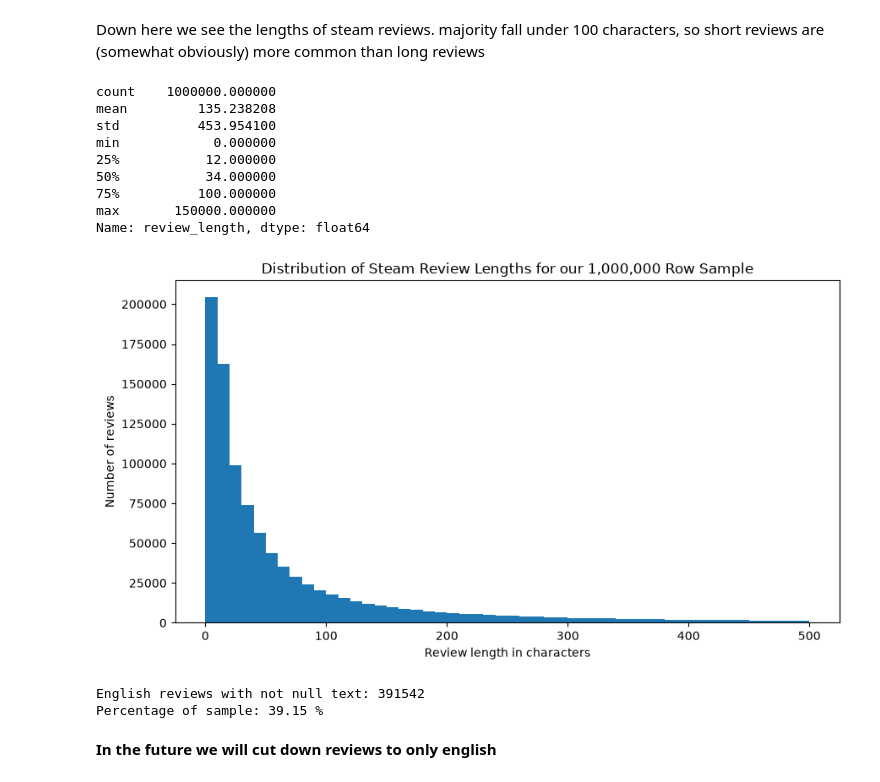
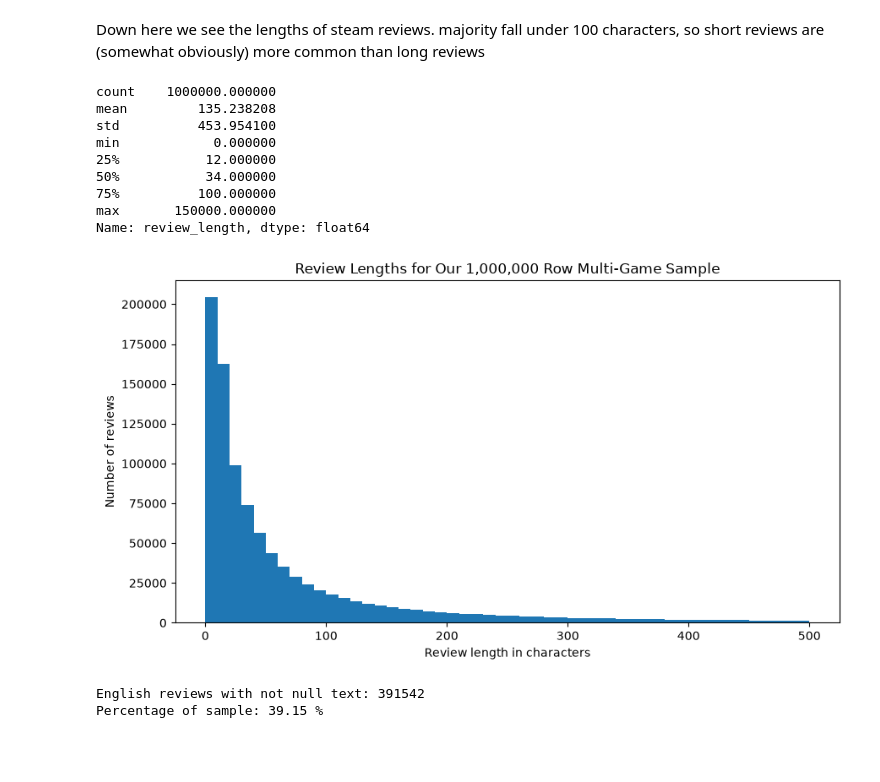
Before and after one commit to CS122-04-FA26/steamers-steamreviews-game, a Jupyter notebook: notebooks/Project_Assignment_02.ipynb, the cells around one changed output. Saved outputs shown, nothing was run; the diff lists cells and outputs as text; code cells hidden in the pictures; blank space fills up the shorter version.

```diff
--- a/notebooks/Project_Assignment_02.ipynb
+++ b/notebooks/Project_Assignment_02.ipynb
@@ -135,25 +157,25 @@ Down here we see the lengths of steam reviews. majority fall under 100 character
 # %%
 df["review_length"] = df["review"].fillna("").str.len()
 print(df["review_length"].describe())
 
 plt.figure(figsize=(9, 5))
 plt.hist(df.loc[df["review_length"] <= 500, "review_length"], bins=50)
-plt.title("Distribution of Steam Review Lengths for a 1,000,000 Row Sample")
+plt.title("Review Lengths for Our 1,000,000 Row Multi-Game Sample")
 plt.xlabel("Review length in characters")
 plt.ylabel("Number of reviews")
 plt.tight_layout()
 plt.show()
 # %% [output]
 count    1000000.000000
 mean         135.238208
 std          453.954100
 min            0.000000
 25%           12.000000
 50%           34.000000
 75%          100.000000
 max       150000.000000
 Name: review_length, dtype: float64
-[figure, old version]
+[figure, new version]
 # %%
 # calculating the number of english reviews, what portion is it of all reviews
 english_df = df[(df["language"] == "english") &
@@ -166,5 +188,3 @@ print("Percentage of sample:", round(
 # %% [output]
 English reviews with not null text: 391542
 Percentage of sample: 39.15 %
-# %% [markdown]
-**In the future we will cut down reviews to only english**
```
Also changed, not shown: parts of 8 cells of this notebook.
